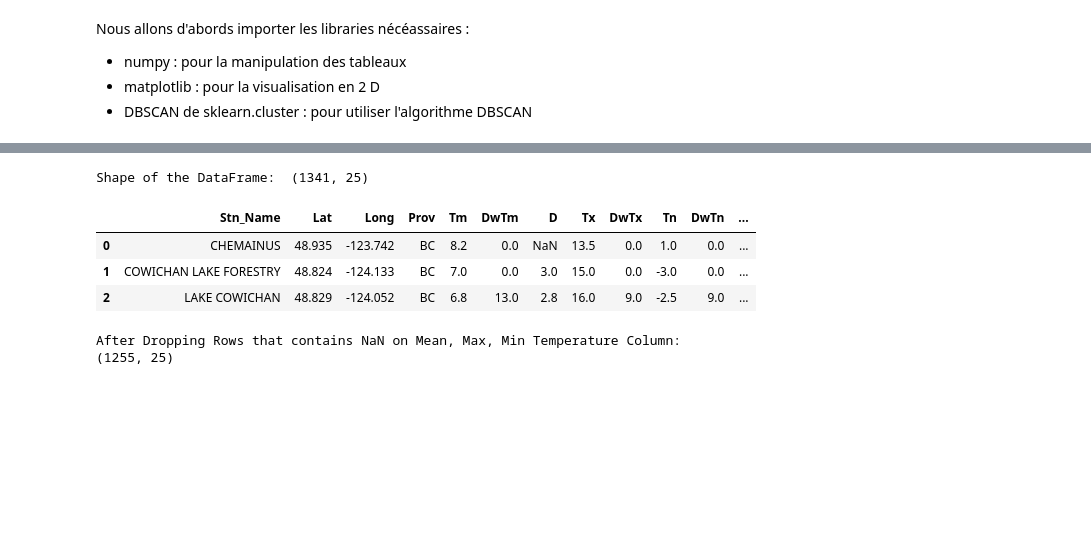
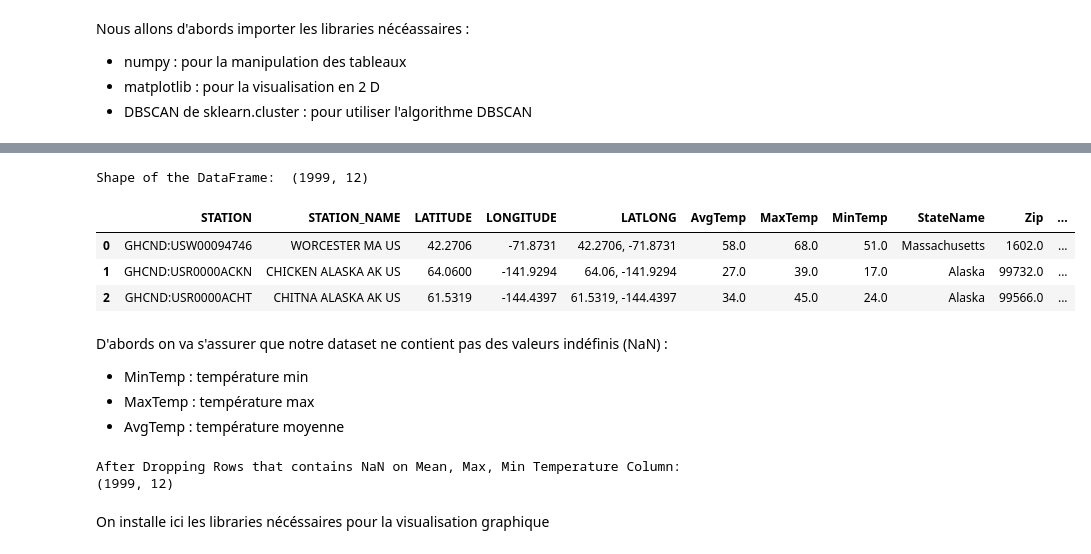
Before and after one commit to SihemBouhenniche/Dbscan, a Jupyter notebook: DBSCAN.ipynb, the cells around one changed output, grey strips where cells are left out. Saved outputs shown, nothing was run; the diff lists cells and outputs as text; code cells hidden in the pictures; blank space fills up the shorter version.

```diff
--- a/DBSCAN.ipynb
+++ b/DBSCAN.ipynb
@@ -21,20 +23,28 @@ Saving weather-stations.csv to weather-stations (1).csv
 # %%
 import pandas as pd
 
-weather_df = pd.read_csv('weather-stations.csv')
+weather_df = pd.read_excel('dataset.xlsx')
 print ("Shape of the DataFrame: ", weather_df.shape)
 weather_df.head(3)
 # %% [output]
-Shape of the DataFrame:  (1341, 25)
+Shape of the DataFrame:  (1999, 12)
-|  | Stn_Name | Lat | Long | Prov | Tm | DwTm | D | Tx | DwTx | Tn | DwTn | ... |
-| 0 | CHEMAINUS | 48.935 | -123.742 | BC | 8.2 | 0.0 | NaN | 13.5 | 0.0 | 1.0 | 0.0 | ... |
-| 1 | COWICHAN LAKE FORESTRY | 48.824 | -124.133 | BC | 7.0 | 0.0 | 3.0 | 15.0 | 0.0 | -3.0 | 0.0 | ... |
-| 2 | LAKE COWICHAN | 48.829 | -124.052 | BC | 6.8 | 13.0 | 2.8 | 16.0 | 9.0 | -2.5 | 9.0 | ... |
+|  | STATION | STATION_NAME | LATITUDE | LONGITUDE | LATLONG | AvgTemp | MaxTemp | MinTemp | StateName | Zip | ... |
+| 0 | GHCND:USW00094746 | WORCESTER MA US | 42.2706 | -71.8731 | 42.2706, -71.8731 | 58.0 | 68.0 | 51.0 | Massachusetts | 1602.0 | ... |
+| 1 | GHCND:USR0000ACKN | CHICKEN ALASKA AK US | 64.0600 | -141.9294 | 64.06, -141.9294 | 27.0 | 39.0 | 17.0 | Alaska | 99732.0 | ... |
+| 2 | GHCND:USR0000ACHT | CHITNA ALASKA AK US | 61.5319 | -144.4397 | 61.5319, -144.4397 | 34.0 | 45.0 | 24.0 | Alaska | 99566.0 | ... |
+# %% [markdown]
+D'abords on va s'assurer que notre dataset ne contient pas des valeurs indéfinis (NaN) :
+
+*   MinTemp : température min
+*   MaxTemp : température max
+*   AvgTemp : température moyenne
 # %%
-weather_df.dropna(subset=['Tm', 'Tx', 'Tn'], inplace=True)
+weather_df.dropna(subset=['MinTemp', 'MaxTemp', 'AvgTemp'], inplace=True)
 print ("After Dropping Rows that contains NaN on Mean, Max, Min Temperature Column: ", weather_df.shape)
 # %% [output]
-After Dropping Rows that contains NaN on Mean, Max, Min Temperature Column:  (1255, 25)
+After Dropping Rows that contains NaN on Mean, Max, Min Temperature Column:  (1999, 12)
+# %% [markdown]
+On installe ici les libraries nécéssaires  pour la visualisation graphique
 # %%
 !apt-get install libgeos-3.5.0
 !apt-get install libgeos-dev
```
Also changed, not shown: parts of 16 cells of this notebook, 2 other files.
